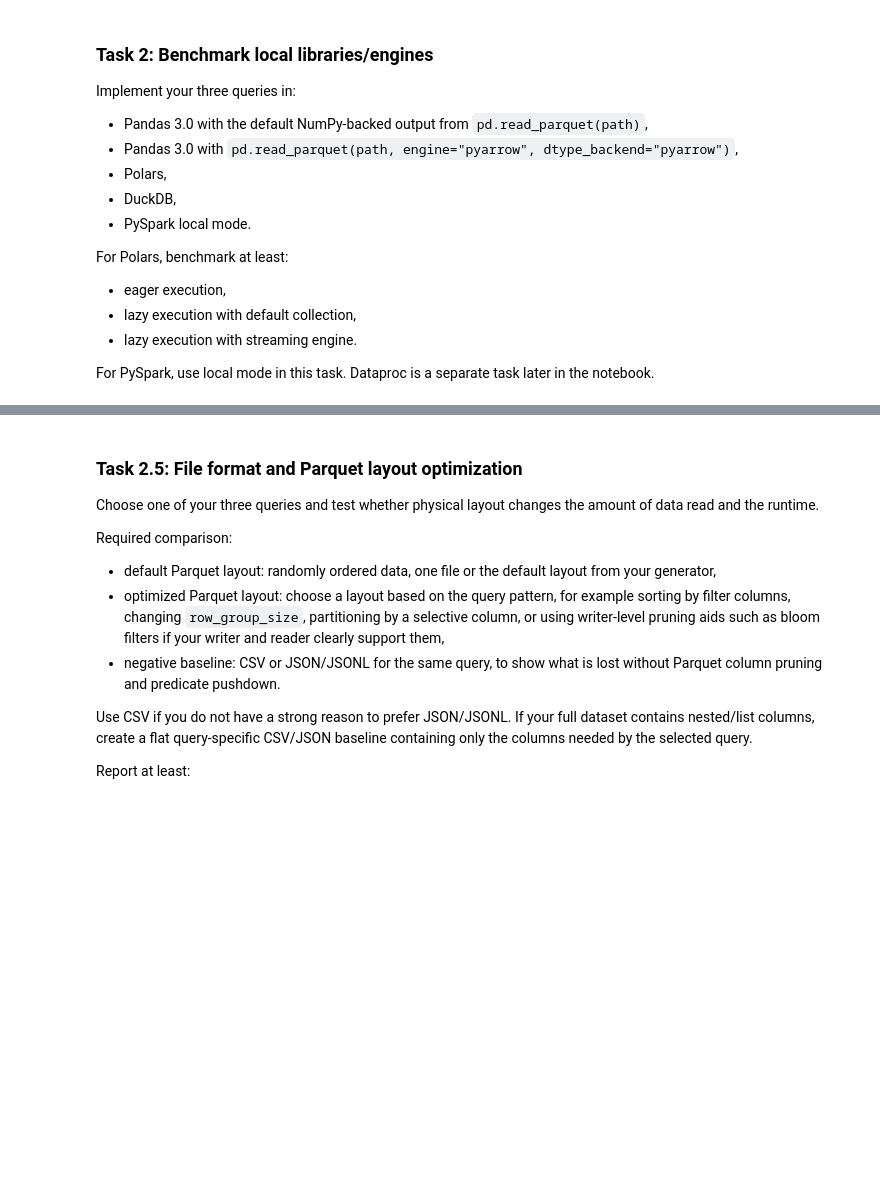
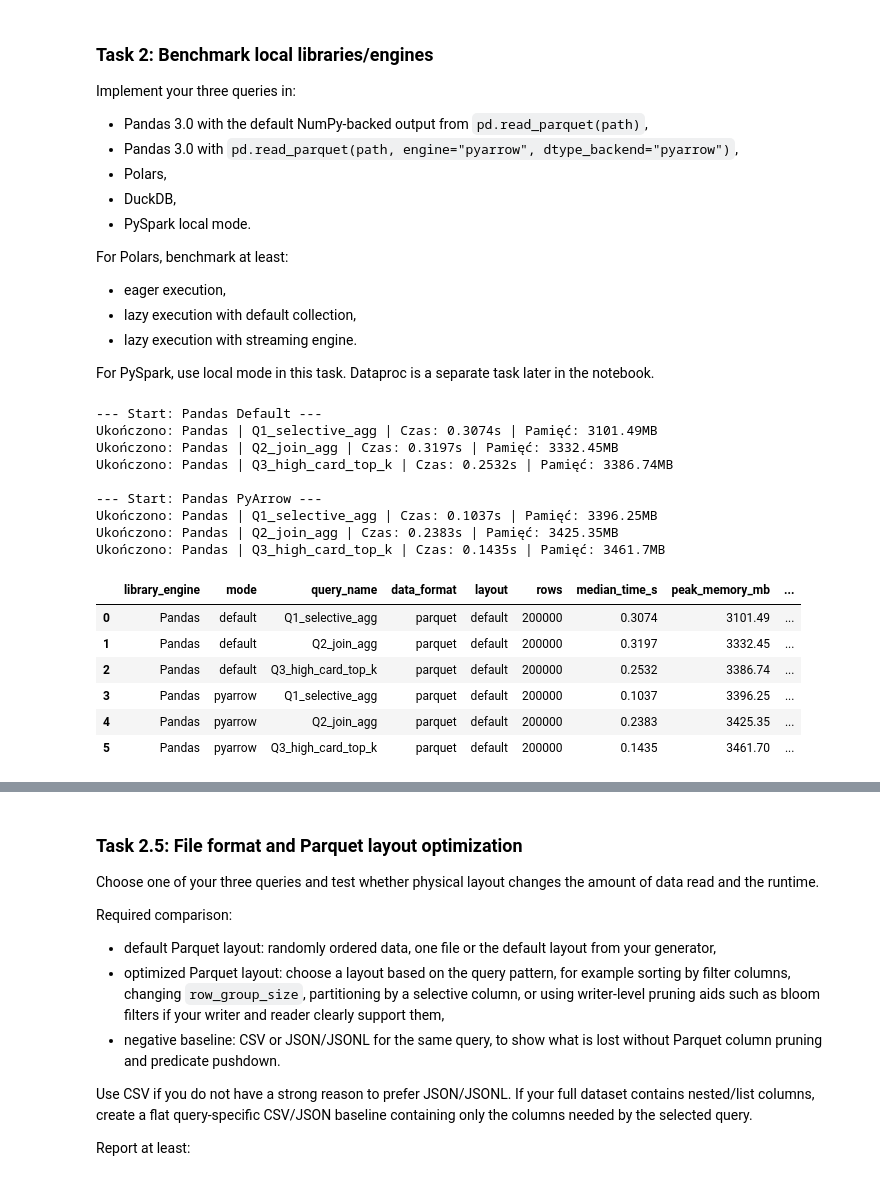
Before and after one commit to m-baj/tbd-workshop-1, a Jupyter notebook: notebooks/tbd_phase_2_26L.ipynb, the cells around one changed output, grey strips where cells are left out. Cells and saved outputs as stored; diff of their text form; code cells hidden in the pictures; blank space fills up the shorter version.

```diff
--- a/notebooks/tbd_phase_2_26L.ipynb
+++ b/notebooks/tbd_phase_2_26L.ipynb
@@ -524,3 +633,67 @@ For PySpark, use local mode in this task. Dataproc is a separate task later in t
+# %%
+# ==========================================
+# Wykonanie pomiarów dla Pandas
+# ==========================================
+
+# Parametry wspólne
+dataset_rows = N_ROWS # Ustawione wcześniej w Twoim notebooku
+events_file = EVENTS_PATH
+dim_file = DIMENSION_PATH
+iterations_count = 3 # Zgodnie z wytycznymi minimum 3
+
+# Przebiegi dla domyślnego Pandas (NumPy-backed)
+print("--- Start: Pandas Default ---")
+benchmark_results.append(run_benchmark(
+    pandas_q1, {"events_path": events_file, "use_pyarrow": False},
+    "Pandas", "default", "Q1_selective_agg", "parquet", "default", dataset_rows, iterations=iterations_count
+))
+
+benchmark_results.append(run_benchmark(
+    pandas_q2, {"events_path": events_file, "dim_path": dim_file, "use_pyarrow": False},
+    "Pandas", "default", "Q2_join_agg", "parquet", "default", dataset_rows, iterations=iterations_count
+))
+
+benchmark_results.append(run_benchmark(
+    pandas_q3, {"events_path": events_file, "use_pyarrow": False},
+    "Pandas", "default", "Q3_high_card_top_k", "parquet", "default", dataset_rows, iterations=iterations_count
+))
+
+# Przebiegi dla Pandas PyArrow
+print("\n--- Start: Pandas PyArrow ---")
+benchmark_results.append(run_benchmark(
+    pandas_q1, {"events_path": events_file, "use_pyarrow": True},
+    "Pandas", "pyarrow", "Q1_selective_agg", "parquet", "default", dataset_rows, iterations=iterations_count
+))
+
+benchmark_results.append(run_benchmark(
+    pandas_q2, {"events_path": events_file, "dim_path": dim_file, "use_pyarrow": True},
+    "Pandas", "pyarrow", "Q2_join_agg", "parquet", "default", dataset_rows, iterations=iterations_count
+))
+
+benchmark_results.append(run_benchmark(
+    pandas_q3, {"events_path": events_file, "use_pyarrow": True},
+    "Pandas", "pyarrow", "Q3_high_card_top_k", "parquet", "default", dataset_rows, iterations=iterations_count
+))
+
+# Wyświetlenie dotychczasowych wyników
+pd.DataFrame(benchmark_results)
+# %% [output]
+--- Start: Pandas Default ---
+Ukończono: Pandas | Q1_selective_agg | Czas: 0.3074s | Pamięć: 3101.49MB
+Ukończono: Pandas | Q2_join_agg | Czas: 0.3197s | Pamięć: 3332.45MB
+Ukończono: Pandas | Q3_high_card_top_k | Czas: 0.2532s | Pamięć: 3386.74MB
+
+--- Start: Pandas PyArrow ---
+Ukończono: Pandas | Q1_selective_agg | Czas: 0.1037s | Pamięć: 3396.25MB
+Ukończono: Pandas | Q2_join_agg | Czas: 0.2383s | Pamięć: 3425.35MB
+Ukończono: Pandas | Q3_high_card_top_k | Czas: 0.1435s | Pamięć: 3461.7MB
+|  | library_engine | mode | query_name | data_format | layout | rows | median_time_s | peak_memory_mb | ... |
+| 0 | Pandas | default | Q1_selective_agg | parquet | default | 200000 | 0.3074 | 3101.49 | ... |
+| 1 | Pandas | default | Q2_join_agg | parquet | default | 200000 | 0.3197 | 3332.45 | ... |
+| 2 | Pandas | default | Q3_high_card_top_k | parquet | default | 200000 | 0.2532 | 3386.74 | ... |
+| 3 | Pandas | pyarrow | Q1_selective_agg | parquet | default | 200000 | 0.1037 | 3396.25 | ... |
+| 4 | Pandas | pyarrow | Q2_join_agg | parquet | default | 200000 | 0.2383 | 3425.35 | ... |
+| 5 | Pandas | pyarrow | Q3_high_card_top_k | parquet | default | 200000 | 0.1435 | 3461.70 | ... |
 # %%
 # TODO: Polars implementations of your three queries.
 # Required modes:
```
Also changed, not shown: parts of 24 cells of this notebook, 1 other file.
